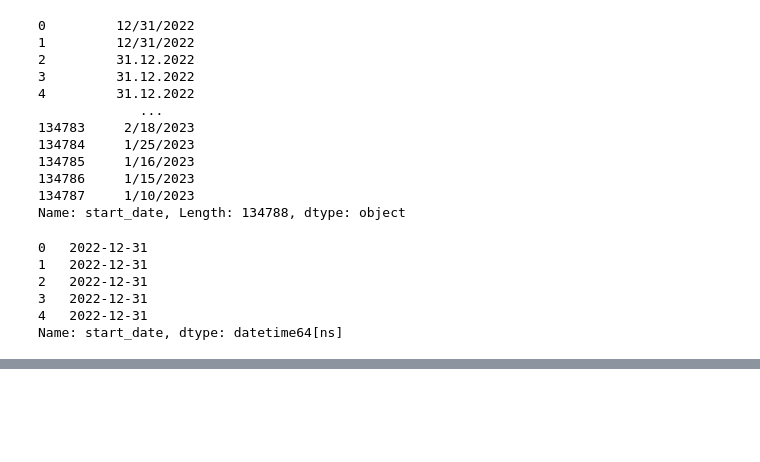
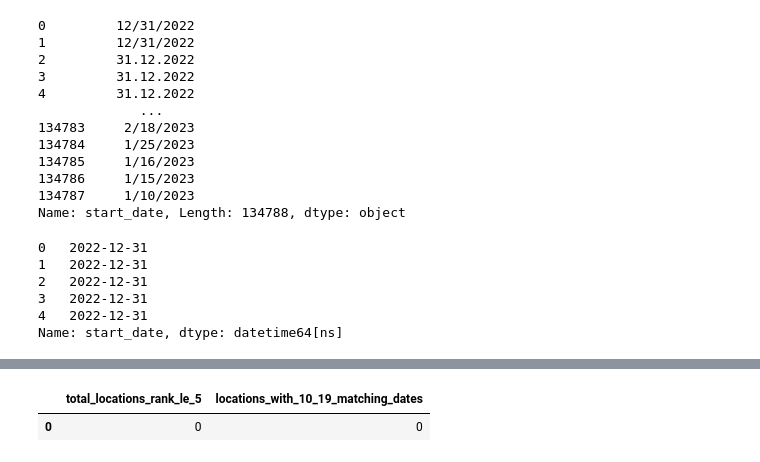
Before and after one commit to rvegrc/llm_agents, a Jupyter notebook: air_quality/air_quality.ipynb, the cells around one changed output, grey strips where cells are left out. Drawn from its saved outputs; the diff is of its cells as text; code cells hidden in the pictures; blank space fills up the shorter version.

```diff
--- a/air_quality/air_quality.ipynb
+++ b/air_quality/air_quality.ipynb
@@ -259,0 +432,37 @@ pd.to_datetime(air_quality['start_date'], format='%Y-%m-%d')
+# %%
+client_ch.query_df(
+    '''
+        WITH pm25_max_ranked AS (
+            SELECT
+                geo_place_name,
+                max(data_value) AS max_pm25,
+                RANK() OVER (ORDER BY max(data_value) DESC) AS rank_pm25
+            FROM air_quality
+            WHERE name = 'Data ValueM 2.5'
+            GROUP BY geo_place_name
+        ),
+
+        measurements_counts AS (
+            SELECT
+                a.geo_place_name,
+                countDistinct(a.start_date) AS matching_dates_count
+            FROM air_quality a
+            JOIN air_quality b
+            ON a.geo_place_name = b.geo_place_name
+            AND a.start_date = b.start_date
+            WHERE a.name = 'Data ValueM 2.5'
+            AND b.name = 'Nitrogen dioxide (NO2)'
+            GROUP BY a.geo_place_name
+        )
+
+        SELECT
+            count(*) AS total_locations_rank_le_5,
+            countIf(matching_dates_count BETWEEN 10 AND 19) AS locations_with_10_19_matching_dates
+        FROM pm25_max_ranked pm
+        LEFT JOIN measurements_counts mc ON pm.geo_place_name = mc.geo_place_name
+        WHERE pm.rank_pm25 <= 5
+    '''
+)
+# %% [output]
+|  | total_locations_rank_le_5 | locations_with_10_19_matching_dates |
+| 0 | 0 | 0 |
```
Also changed, not shown: parts of 21 cells of this notebook.
